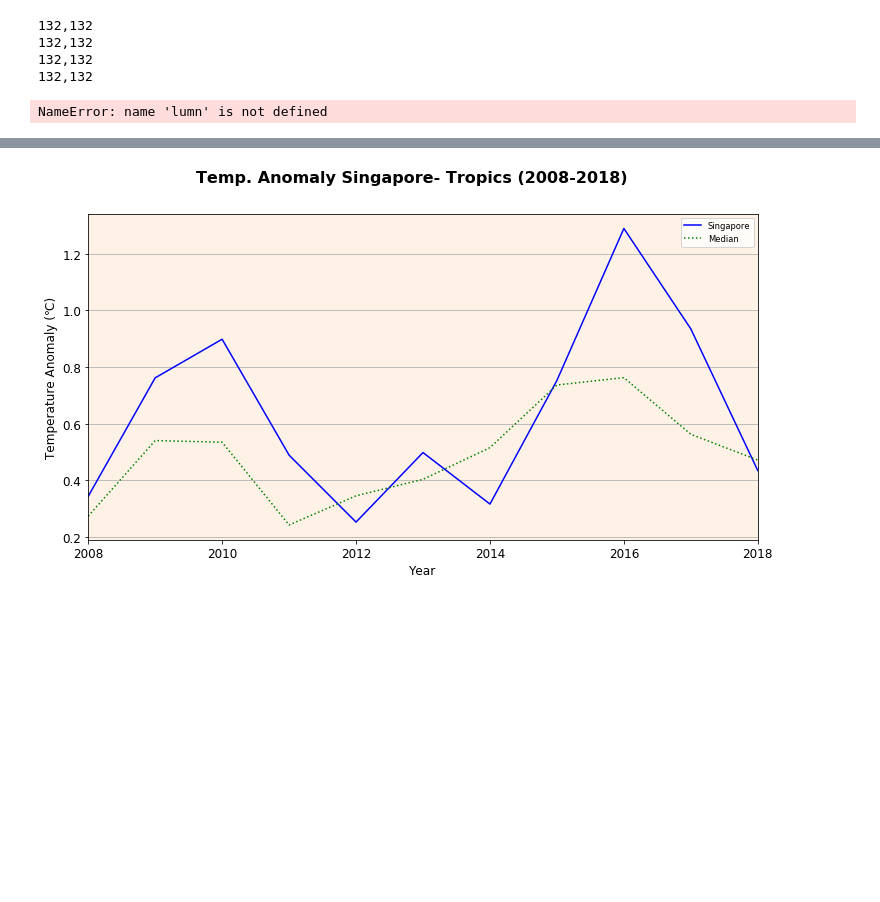
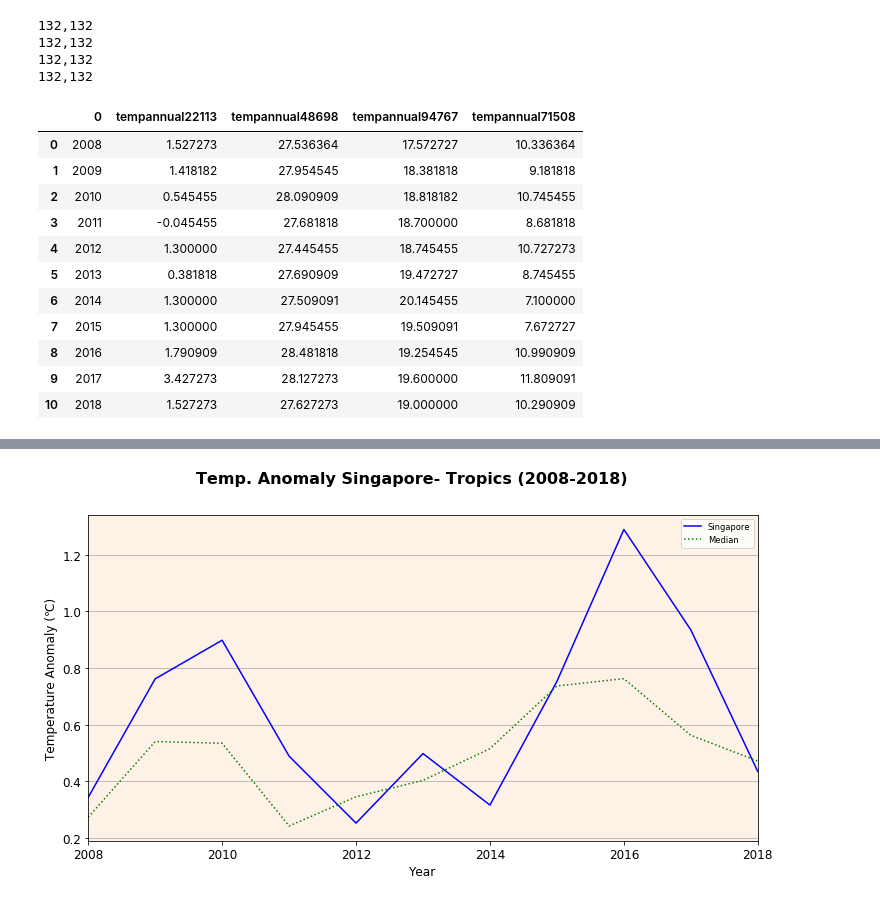
Before and after one commit to jnnhuynh-web/Project-1, a Jupyter notebook: Reference/Master Jupyter/Master File.ipynb, the cells around one changed output, grey strips where cells are left out. Drawn from its saved outputs; the diff is of its cells as text; code cells hidden in the pictures; blank space fills up the shorter version.

```diff
--- a/Reference/Master Jupyter/Master File.ipynb
+++ b/Reference/Master Jupyter/Master File.ipynb
@@ -321,31 +321,41 @@ for i in station_id:
 # %%
 # Generating dataframe with mean temperature for eaach of the stations
 # Initializing empty list of the same length as the number of stations
 temp=[0]* len(station_id)
 means=[0] * len(station_id)
 dates= [2008,2009,2010,2011,2012,2013,2014,2015,2016,2017,2018]
 for y in range(len(station_id)):
 #     initializing each individual element in the previous list as lists to create a list of lists
     temp[y]=[]
     means[y]=[]
     for i in range(11):
         begin=11*i
         end=11*(i+1)
 #         Stored monthly temperature for each year in a list in temp[y]
         temp[y].append(temp_mean_ls[y][begin:end])
 #        Determined the average of that list to find the average annual temperature
         means[y].append(np.mean(temp[y][i]))
 # initializing a dataframe to hold the annual temperatures and years
 df2 = pd.DataFrame(dates)
 y=0
 # Add annual averages for each station into the data frame as a separate co
-lumn
 for i in station_id:
     df2[f'tempannual{i}'] = means[y]
     y=y+1
 df2
 # %% [output]
-NameError: name 'lumn' is not defined
+|  | 0 | tempannual22113 | tempannual48698 | tempannual94767 | tempannual71508 |
+| 0 | 2008 | 1.527273 | 27.536364 | 17.572727 | 10.336364 |
+| 1 | 2009 | 1.418182 | 27.954545 | 18.381818 | 9.181818 |
+| 2 | 2010 | 0.545455 | 28.090909 | 18.818182 | 10.745455 |
+| 3 | 2011 | -0.045455 | 27.681818 | 18.700000 | 8.681818 |
+| 4 | 2012 | 1.300000 | 27.445455 | 18.745455 | 10.727273 |
+| 5 | 2013 | 0.381818 | 27.690909 | 19.472727 | 8.745455 |
+| 6 | 2014 | 1.300000 | 27.509091 | 20.145455 | 7.100000 |
+| 7 | 2015 | 1.300000 | 27.945455 | 19.509091 | 7.672727 |
+| 8 | 2016 | 1.790909 | 28.481818 | 19.254545 | 10.990909 |
+| 9 | 2017 | 3.427273 | 28.127273 | 19.600000 | 11.809091 |
+| 10 | 2018 | 1.527273 | 27.627273 | 19.000000 | 10.290909 |
 # %%
 # This cell reads the csv data and finds the 30 year average of each city
 print(os.getcwd())
```
Also changed, not shown: parts of 5 cells of this notebook, 5 other files.
